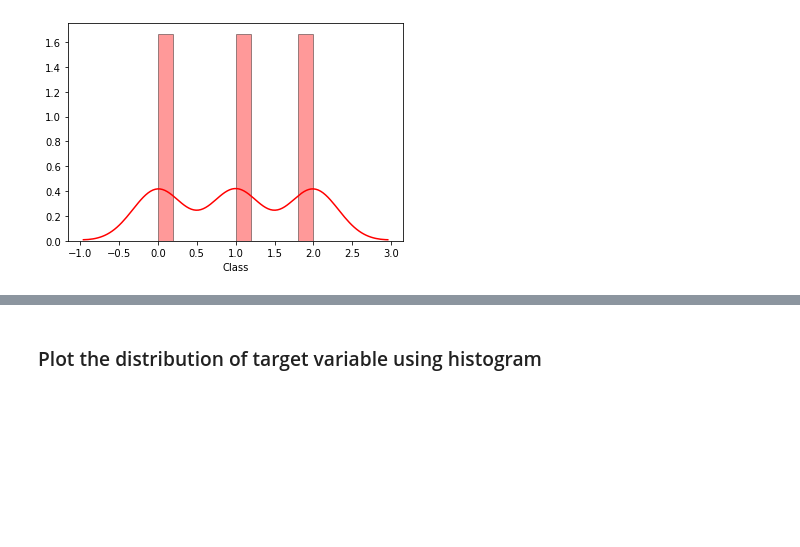
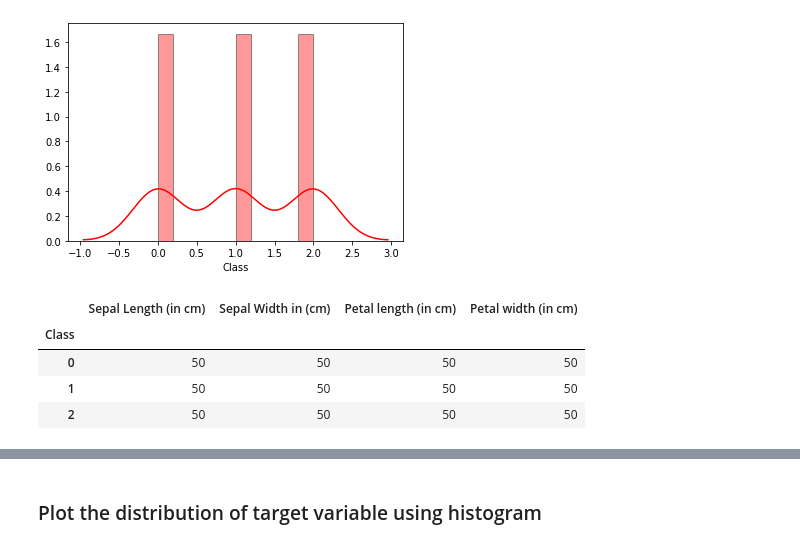
Before and after one commit to chandan3611/bangalore-aug19-batch-chandan3611, a Jupyter notebook: R3_External_Lab_Logistic_and_Naive_bayes_Solution.ipynb, the cells around one changed output, grey strips where cells are left out. Drawn from its saved outputs; the diff is of its cells as text; code cells hidden in the pictures; blank space fills up the shorter version.

```diff
--- a/R3_External_Lab_Logistic_and_Naive_bayes_Solution.ipynb
+++ b/R3_External_Lab_Logistic_and_Naive_bayes_Solution.ipynb
@@ -438,5 +438,13 @@ sns.distplot(Y, hist=True, kde=True, bins=10, color = 'red',hist_kws={'edgecolor
 # %% [output]
 <matplotlib.axes._subplots.AxesSubplot at 0x...>
 [figure]
+# %%
+Iris_df.groupby(['Class']).count()
+# %% [output]
+|  | Sepal Length (in cm) | Sepal Width in (cm) | Petal length (in cm) | Petal width (in cm) |
+| Class |  |  |  |  |
+| 0 | 50 | 50 | 50 | 50 |
+| 1 | 50 | 50 | 50 | 50 |
+| 2 | 50 | 50 | 50 | 50 |
 # %%
 plt.figure(figsize=(10,6))
```
Also changed, not shown: parts of 3 cells of this notebook.
